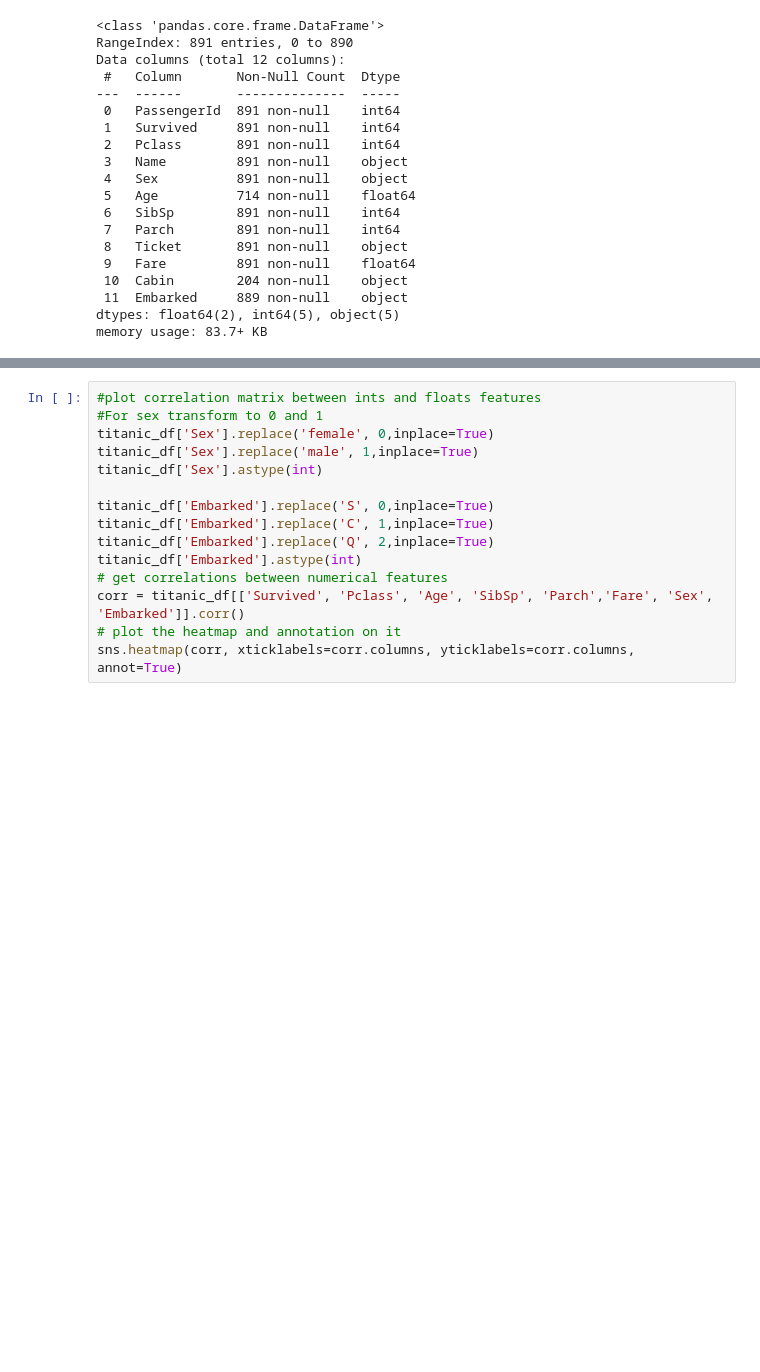
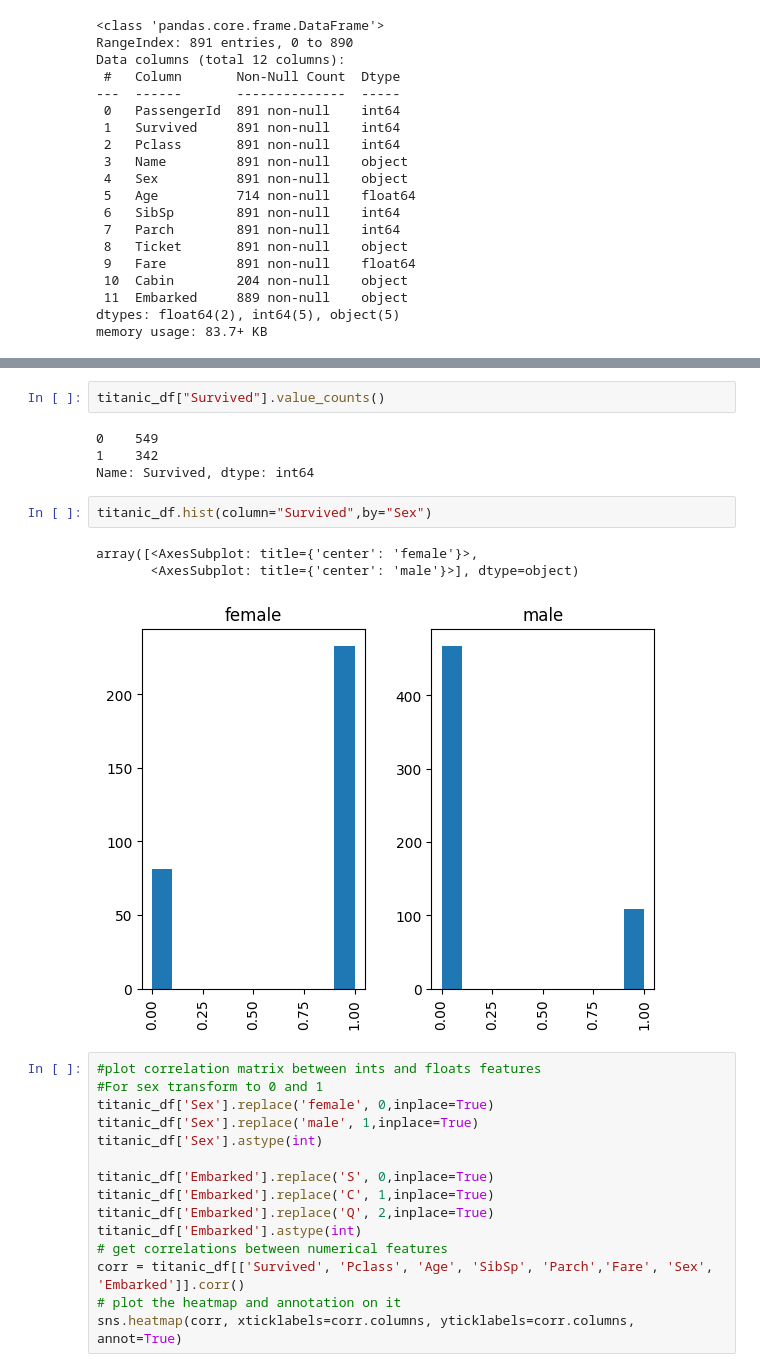
Before and after one commit to santroma1/id2223_lab1_titanic, a Jupyter notebook: feature_cleaning.ipynb, the cells around one changed output, grey strips where cells are left out. Cells and saved outputs as stored; diff of their text form; blank space fills up the shorter version.

```diff
--- a/feature_cleaning.ipynb
+++ b/feature_cleaning.ipynb
@@ -56,3 +53,15 @@ FutureWarning: The default value of numeric_only in DataFrame.median is deprecat
+# %%
+titanic_df["Survived"].value_counts()
+# %% [output]
+0    549
+1    342
+Name: Survived, dtype: int64
+# %%
+titanic_df.hist(column="Survived",by="Sex")
+# %% [output]
+array([<AxesSubplot: title={'center': 'female'}>,
+       <AxesSubplot: title={'center': 'male'}>], dtype=object)
+[figure, added]
 # %%
 #plot correlation matrix between ints and floats features
 #For sex transform to 0 and 1
```
Also changed, not shown: parts of 1 cell of this notebook, 2 other files.
